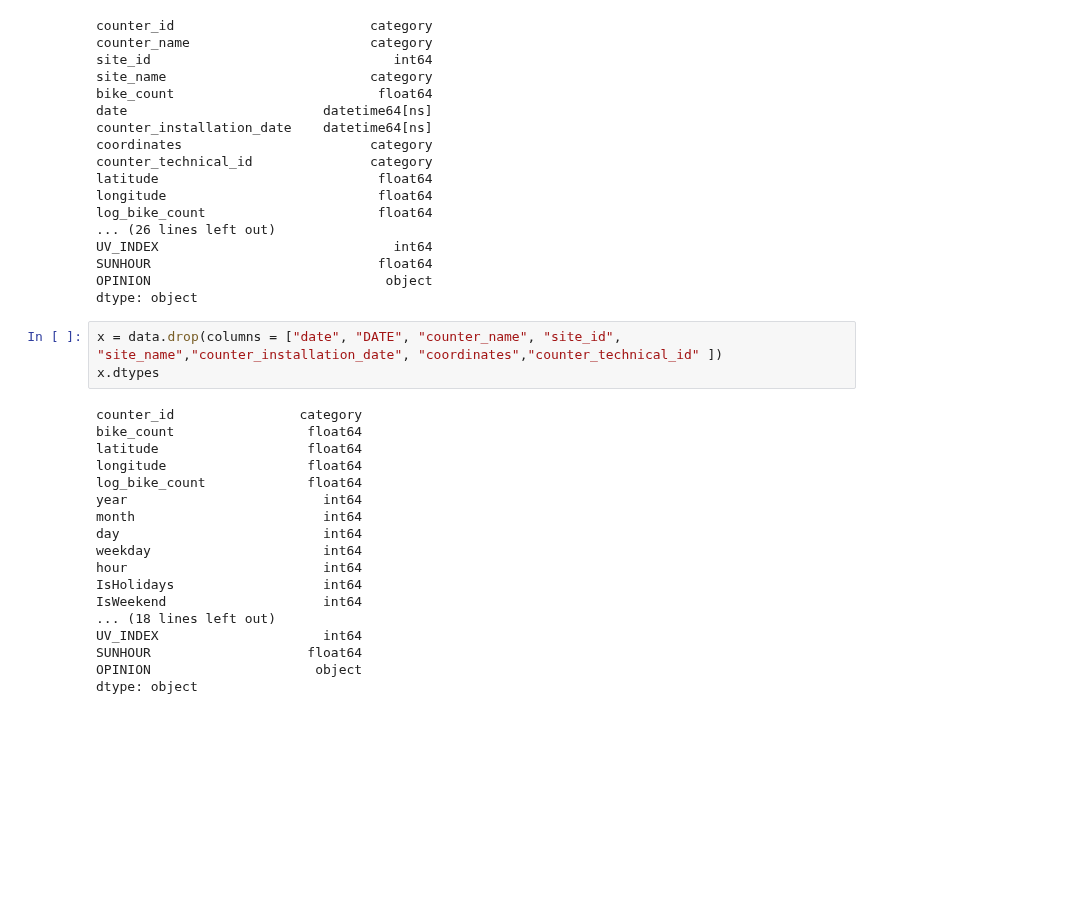
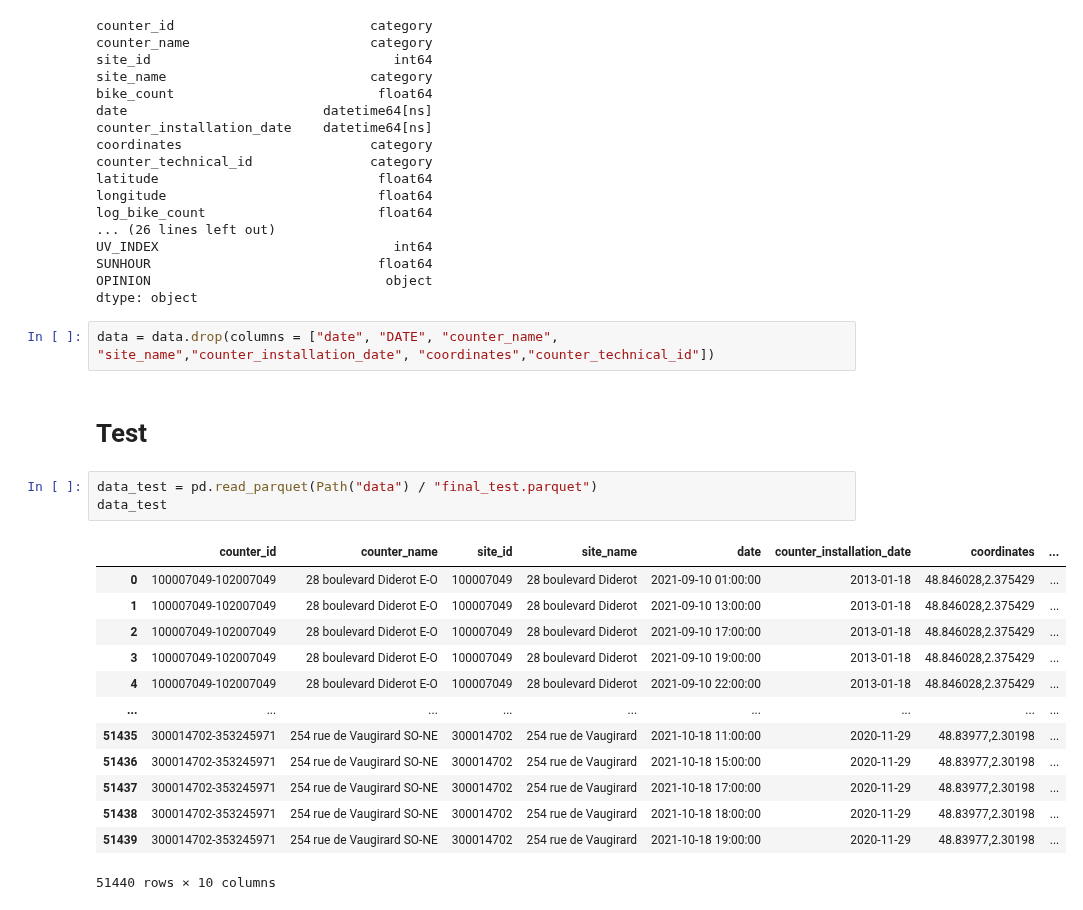
Before and after one commit to Vincent-Maladiere/bike_counters, a Jupyter notebook: bike_count_pred_samy.ipynb, the cells around one changed output. Drawn from its saved outputs; the diff is of its cells as text; blank space fills up the shorter version.

```diff
--- a/bike_count_pred_samy.ipynb
+++ b/bike_count_pred_samy.ipynb
@@ -279,23 +273,23 @@ SUNHOUR                             float64
 OPINION                              object
 dtype: object
 # %%
-x = data.drop(columns = ["date", "DATE", "counter_name", "site_id", "site_name","counter_installation_date", "coordinates","counter_technical_id" ])
-x.dtypes
+data = data.drop(columns = ["date", "DATE", "counter_name", "site_name","counter_installation_date", "coordinates","counter_technical_id"])
-# %% [output]
-counter_id                category
-bike_count                 float64
-latitude                   float64
-longitude                  float64
-log_bike_count             float64
-year                         int64
-month                        int64
-day                          int64
-weekday                      int64
-hour                         int64
-IsHolidays                   int64
-IsWeekend                    int64
-... (18 lines left out)
-UV_INDEX                     int64
-SUNHOUR                    float64
-OPINION                     object
-dtype: object
+# %% [markdown]
+# Test
+# %%
+data_test = pd.read_parquet(Path("data") / "final_test.parquet")
+data_test
+# %% [output]
+|  | counter_id | counter_name | site_id | site_name | date | counter_installation_date | coordinates | ... |
+| 0 | 100007049-102007049 | 28 boulevard Diderot E-O | 100007049 | 28 boulevard Diderot | 2021-09-10 01:00:00 | 2013-01-18 | 48.846028,2.375429 | ... |
+| 1 | 100007049-102007049 | 28 boulevard Diderot E-O | 100007049 | 28 boulevard Diderot | 2021-09-10 13:00:00 | 2013-01-18 | 48.846028,2.375429 | ... |
+| 2 | 100007049-102007049 | 28 boulevard Diderot E-O | 100007049 | 28 boulevard Diderot | 2021-09-10 17:00:00 | 2013-01-18 | 48.846028,2.375429 | ... |
+| 3 | 100007049-102007049 | 28 boulevard Diderot E-O | 100007049 | 28 boulevard Diderot | 2021-09-10 19:00:00 | 2013-01-18 | 48.846028,2.375429 | ... |
+| 4 | 100007049-102007049 | 28 boulevard Diderot E-O | 100007049 | 28 boulevard Diderot | 2021-09-10 22:00:00 | 2013-01-18 | 48.846028,2.375429 | ... |
+| ... | ... | ... | ... | ... | ... | ... | ... | ... |
+| 51435 | 300014702-353245971 | 254 rue de Vaugirard SO-NE | 300014702 | 254 rue de Vaugirard | 2021-10-18 11:00:00 | 2020-11-29 | 48.83977,2.30198 | ... |
+| 51436 | 300014702-353245971 | 254 rue de Vaugirard SO-NE | 300014702 | 254 rue de Vaugirard | 2021-10-18 15:00:00 | 2020-11-29 | 48.83977,2.30198 | ... |
+| 51437 | 300014702-353245971 | 254 rue de Vaugirard SO-NE | 300014702 | 254 rue de Vaugirard | 2021-10-18 17:00:00 | 2020-11-29 | 48.83977,2.30198 | ... |
+| 51438 | 300014702-353245971 | 254 rue de Vaugirard SO-NE | 300014702 | 254 rue de Vaugirard | 2021-10-18 18:00:00 | 2020-11-29 | 48.83977,2.30198 | ... |
+| 51439 | 300014702-353245971 | 254 rue de Vaugirard SO-NE | 300014702 | 254 rue de Vaugirard | 2021-10-18 19:00:00 | 2020-11-29 | 48.83977,2.30198 | ... |
+51440 rows × 10 columns
```
Also changed, not shown: parts of 18 cells of this notebook.
